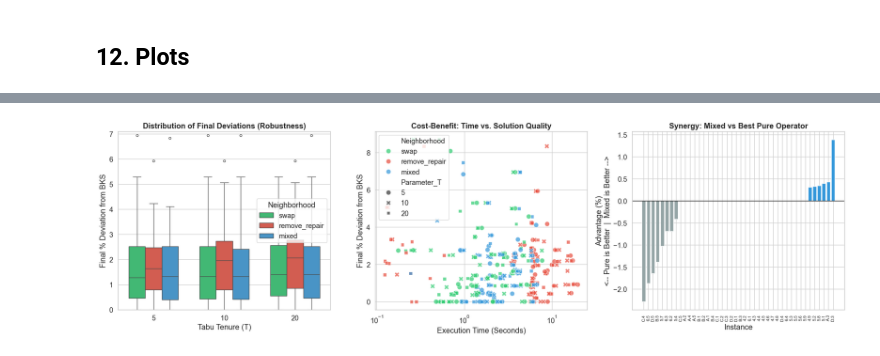
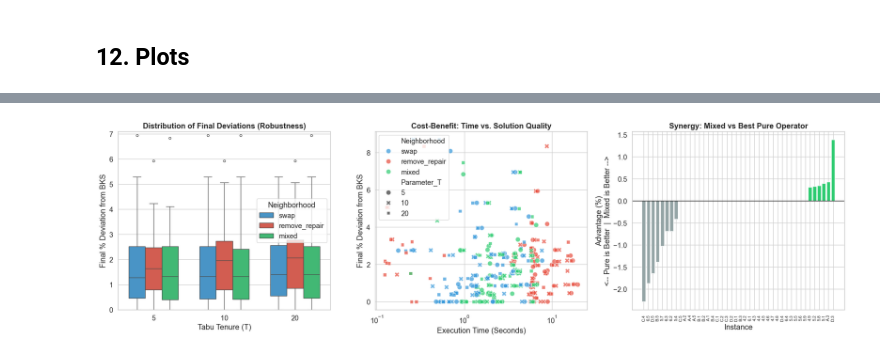
Before and after one commit to gksoztrk/MHO, a Jupyter notebook: scp_constructive_heuristics_assig_3 tabu.ipynb, the cells around one changed output, grey strips where cells are left out. Drawn from its saved outputs; the diff is of its cells as text; code cells hidden in the pictures.

```diff
--- a/scp_constructive_heuristics_assig_3 tabu.ipynb
+++ b/scp_constructive_heuristics_assig_3 tabu.ipynb
@@ -1021,7 +1021,7 @@ Mixed (N3): 2.80 seconds
 df = pd.read_csv("scp_tabu_results.csv")
 
 # Definir a paleta de cores para as três vizinhanças
-palette = {"swap": "#2ecc71", "remove_repair": "#e74c3c", "mixed": "#3498db"}
+palette = {"swap": "#3498db", "remove_repair": "#e74c3c", "mixed": "#2ecc71"}
 name_map = {"swap": "Swap (N1)", "remove_repair": "Remove/Repair (N2)", "mixed": "Mixed (N3)"}
 
 # 2. Configurar a figura
@@ -1082,14 +1082,8 @@ Passing `palette` without assigning `hue` is deprecated and will be removed in v
 # %%
 
-# Load the data
-df = pd.read_csv("scp_tabu_results.csv")
 
 # Set academic presentation style
 sns.set_theme(style="whitegrid", font_scale=1.2)
-
-# Define the 3-way color palette
-palette = {"swap": "#2ecc71", "remove_repair": "#e74c3c", "mixed": "#3498db"}
-name_map = {"swap": "Swap (N1)", "remove_repair": "Remove/Repair (N2)", "mixed": "Mixed (N3)"}
 
 # Create a 1x3 figure layout
 fig, axes = plt.subplots(1, 3, figsize=(20, 6))
@@ -1118,32 +1112,33 @@ axes[1].set_xscale("log")
 # Question: Does the Mixed operator beat the best result of the pure operators?
 instance_best = df.groupby(["Instance", "Neighborhood"])["Pct_Dev_Final"].min().unstack()
 
 # Calculate the best performance of pure N1 or pure N2
 instance_best["Best_Pure"] = instance_best[["swap", "remove_repair"]].min(axis=1)
 
 # Difference = Best Pure Deviation - Mixed Deviation
 # Positive value means Mixed achieved a lower (better) deviation.
 instance_best["Hybrid_Advantage"] = instance_best["Best_Pure"] - instance_best["mixed"]
 instance_best = instance_best.sort_values("Hybrid_Advantage")
 
+
 # Color mapping: Blue if Mixed wins, Gray if tie, Red/Green depending on which pure operator beat it
 def get_diff_color(row):
     if row["Hybrid_Advantage"] > 1e-5:
-        return "#3498db" # Mixed Wins
+        return "#2ecc71" # Mixed Wins
     elif row["Hybrid_Advantage"] < -1e-5:
         return "#95a5a6" # A Pure operator beat the hybrid
     return "#2c3e50" # Exact Tie
 
 colors = [get_diff_color(row) for _, row in instance_best.iterrows()]
 
 axes[2].bar(instance_best.index, instance_best["Hybrid_Advantage"], color=colors)
 axes[2].set_title("Synergy: Mixed vs Best Pure Operator", fontweight="bold")
 axes[2].set_xlabel("Instance")
 axes[2].set_ylabel("Advantage (%)\n<-- Pure is Better  |  Mixed is Better -->")
 axes[2].tick_params(axis='x', rotation=90, labelsize=8)
 axes[2].axhline(0, color='black', linewidth=1)
 
 plt.tight_layout()
 plt.show()
 # %% [output]
-[figure, old version]
+[figure, new version]
```
Also changed, not shown: parts of 2 cells of this notebook.
